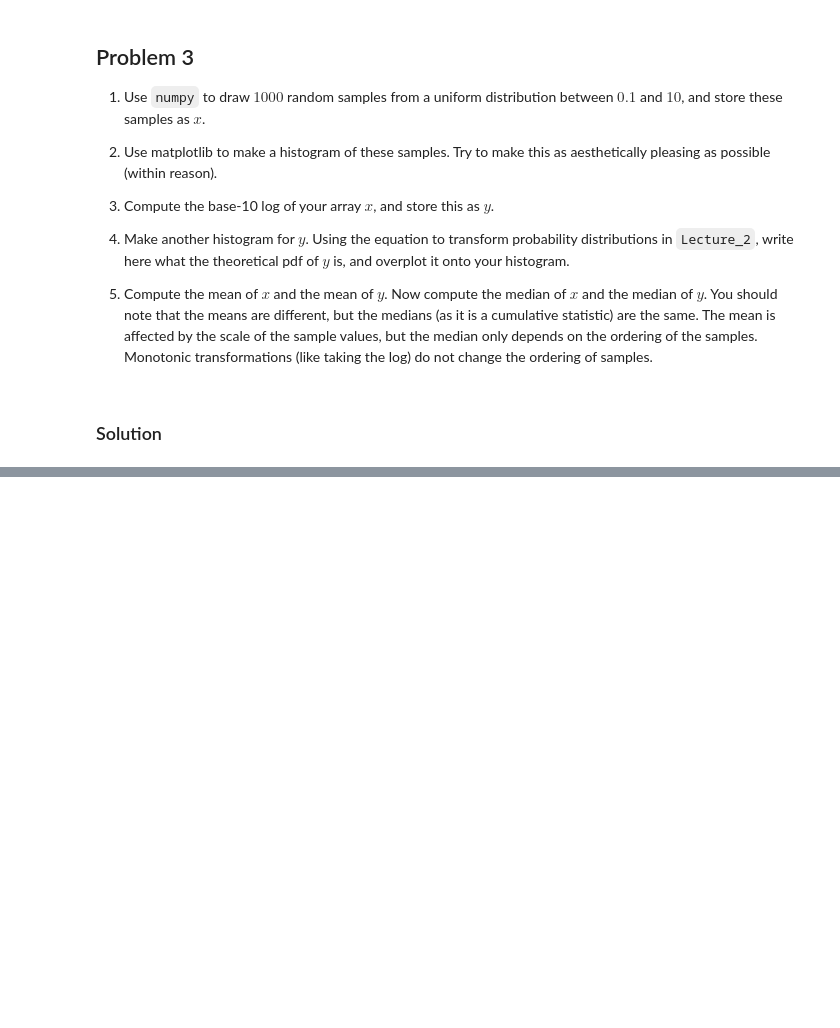
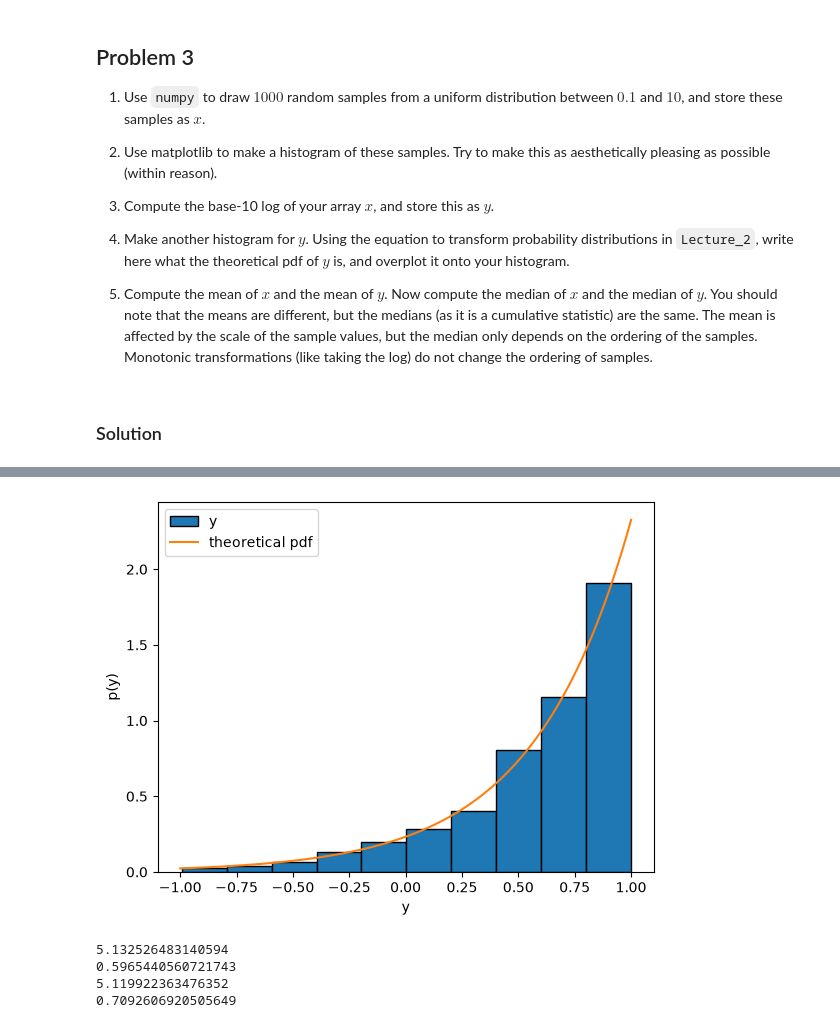
Before and after one commit to NihanPol/astrostats_ttu_fall26, a Jupyter notebook: coursework/student_folders/sydney_fowler/homework/hw1_SydneyFowler.ipynb, the cells around one changed output, grey strips where cells are left out. Cells and saved outputs as stored; diff of their text form; code cells hidden in the pictures; blank space fills up the shorter version.

```diff
--- a/coursework/student_folders/sydney_fowler/homework/hw1_SydneyFowler.ipynb
+++ b/coursework/student_folders/sydney_fowler/homework/hw1_SydneyFowler.ipynb
@@ -92,0 +139,9 @@ Either write your solution as Markdown/Latex below, or paste in a scanned image
+# %%
+plt.hist(y, density=True, edgecolor='black', label="y")
+plt.plot(y_theo, pdf_theo, label="theoretical pdf")
+plt.xlabel('y')
+plt.ylabel('p(y)')
+plt.legend()
+plt.show()
+# %% [output]
+[figure, added]
@@ -92,0 +153,10 @@ Either write your solution as Markdown/Latex below, or paste in a scanned image
+# %%
+print(x_mean)
+print(y_mean)
+print(x_med)
+print(y_med)
+# %% [output]
+5.132526483140594
+0.5965440560721743
+5.119922363476352
+0.7092606920505649
```
Also changed, not shown: parts of 9 cells of this notebook.
